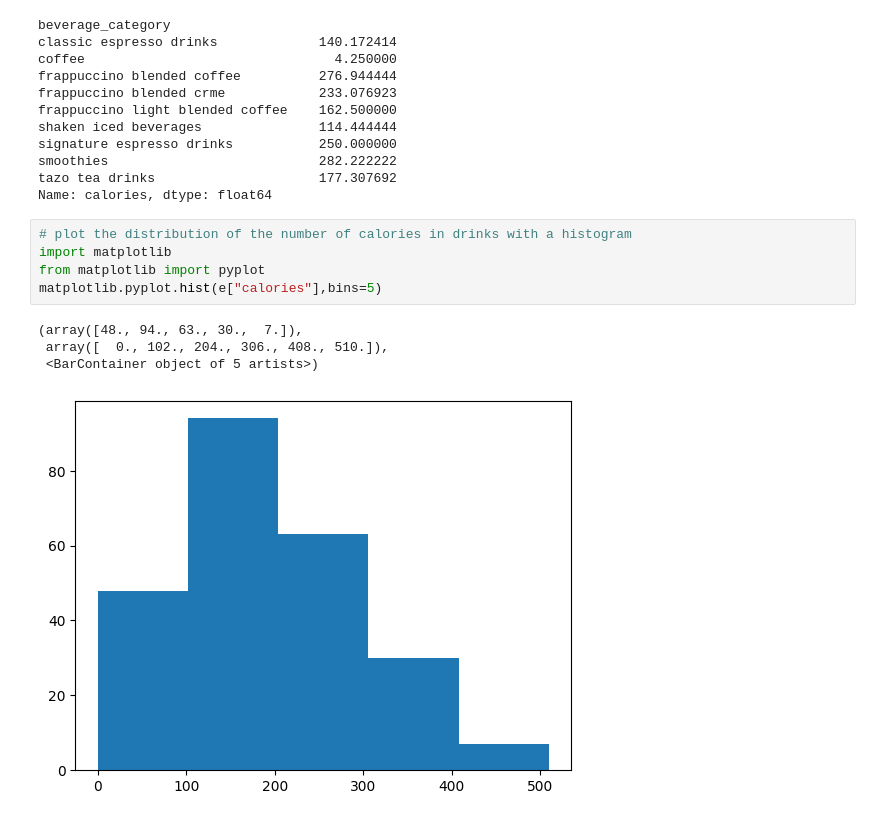
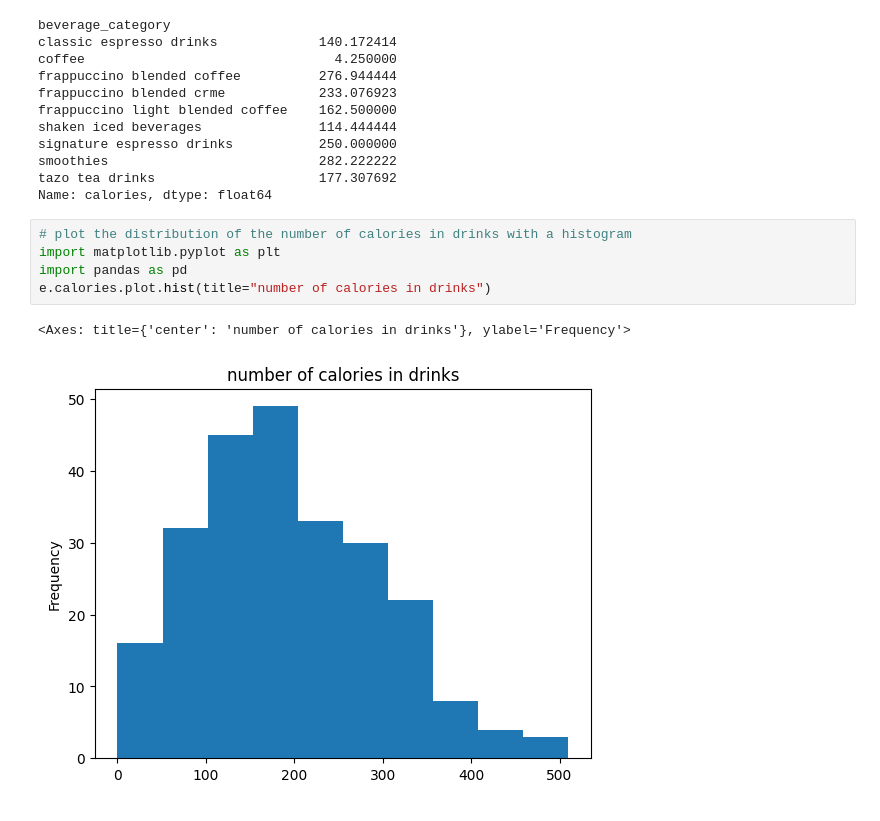
Before and after one commit to poho40/Git-setup-for-MDSt, a Jupyter notebook: tutorial0/checkpoint0.ipynb, the cells around one changed output. Saved outputs shown, nothing was run; the diff lists cells and outputs as text.

```diff
--- a/tutorial0/checkpoint0.ipynb
+++ b/tutorial0/checkpoint0.ipynb
@@ -132,13 +132,11 @@ tazo tea drinks                     177.307692
 Name: calories, dtype: float64
 # %%
 # plot the distribution of the number of calories in drinks with a histogram
-import matplotlib
-from matplotlib import pyplot
-matplotlib.pyplot.hist(e["calories"],bins=5)
+import matplotlib.pyplot as plt
+import pandas as pd
+e.calories.plot.hist(title="number of calories in drinks")
 # %% [output]
-(array([48., 94., 63., 30.,  7.]),
- array([  0., 102., 204., 306., 408., 510.]),
- <BarContainer object of 5 artists>)
+<Axes: title={'center': 'number of calories in drinks'}, ylabel='Frequency'>
-[figure, old version]
+[figure, new version]
 # %%
 # plot calories against total fat with a scatterplot
```
Also changed, not shown: parts of 1 cell of this notebook, 2 other files.
